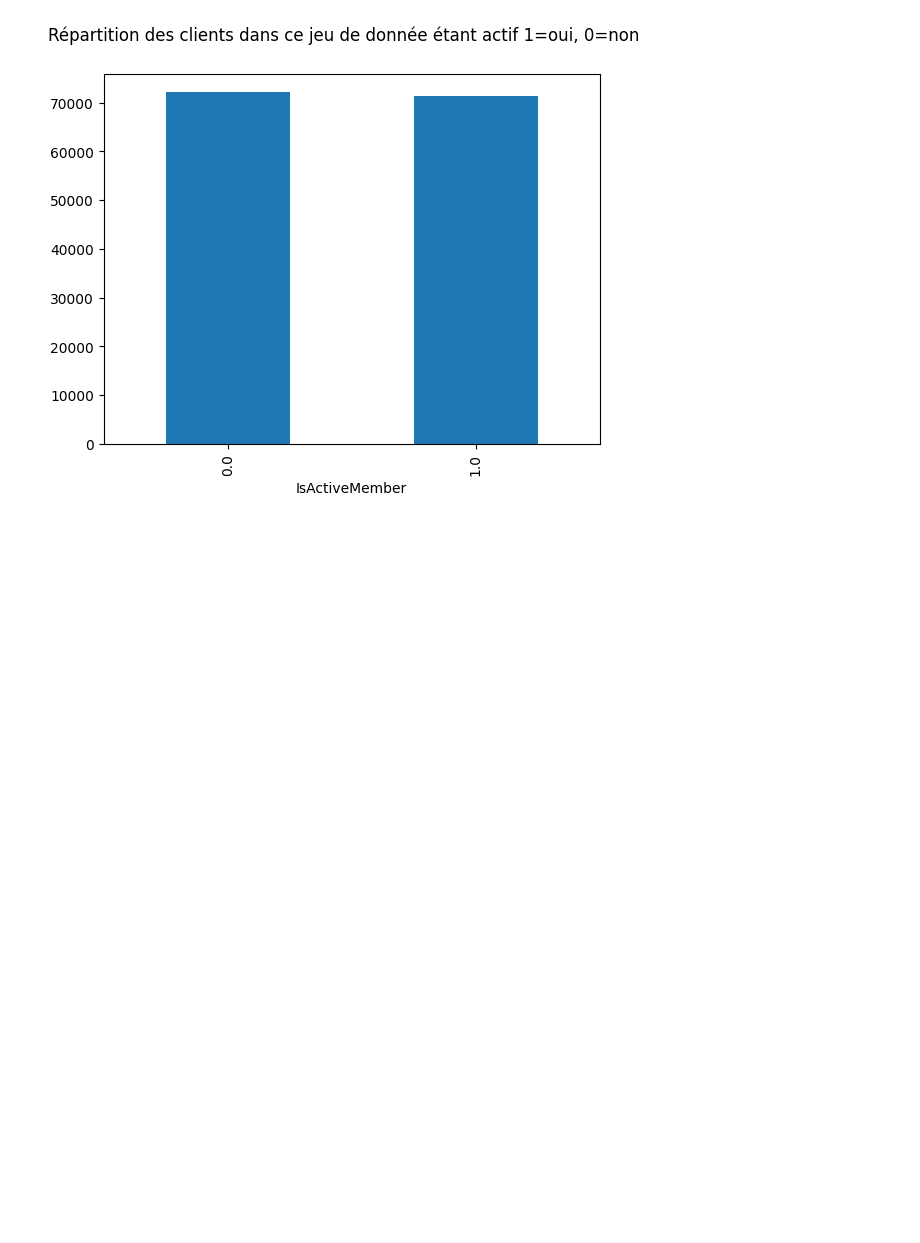
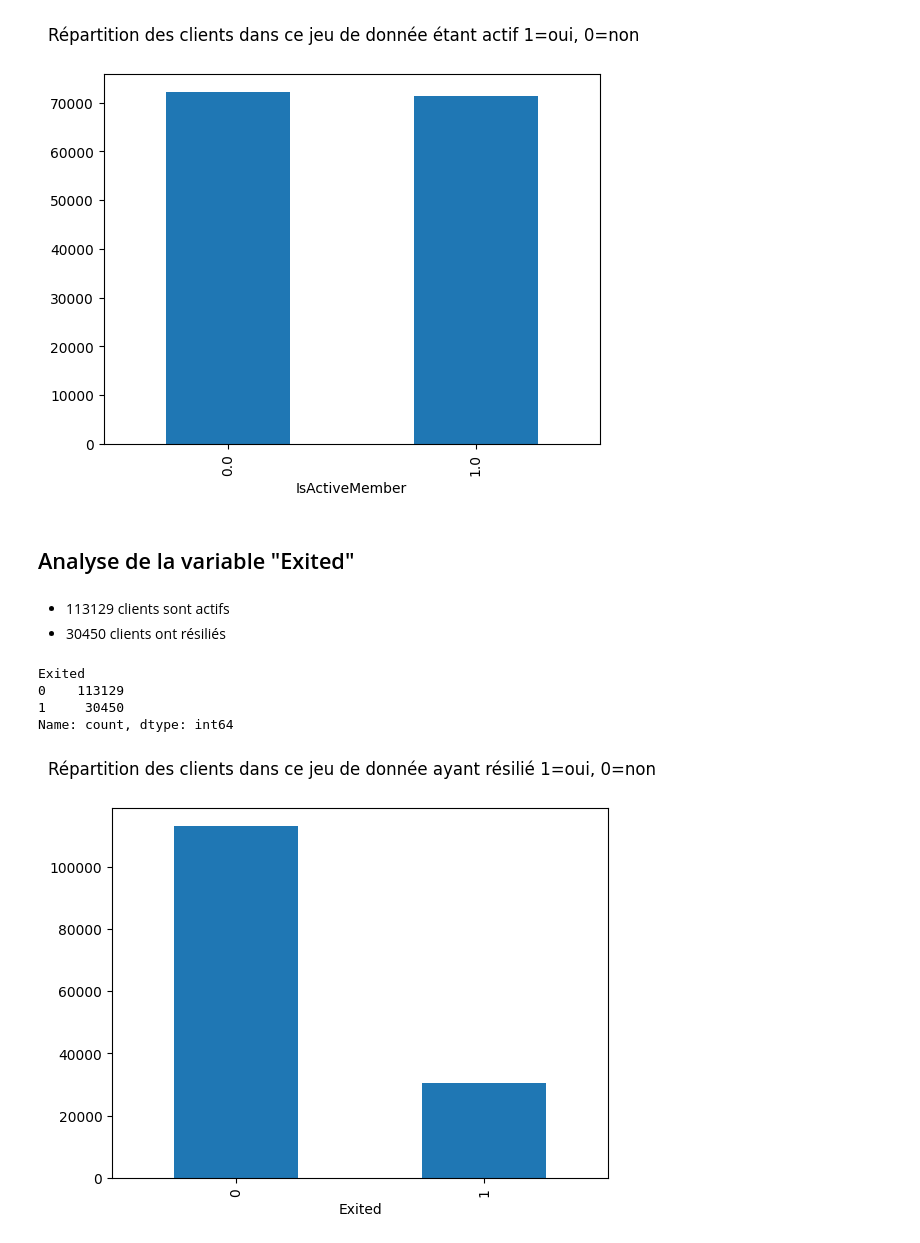
Before and after one commit to SimonGallien/mlpro-bank-churn, a Jupyter notebook: src/mlpro_bank_churn/bank-church.ipynb, the cells around one changed output. Drawn from its saved outputs; the diff is of its cells as text; code cells hidden in the pictures; blank space fills up the shorter version.

```diff
--- a/src/mlpro_bank_churn/bank-church.ipynb
+++ b/src/mlpro_bank_churn/bank-church.ipynb
@@ -213,3 +265,18 @@ IsActiveMember
 1.0    71330
 Name: count, dtype: int64
 [figure]
+# %% [markdown]
+## Analyse de la variable "Exited"
+# %% [markdown]
+- 113129 clients sont actifs
+- 30450 clients ont résiliés
+# %%
+df_train["Exited"].value_counts().sort_index().plot(kind="bar")
+plt.suptitle("Répartition des clients dans ce jeu de donnée ayant résilié 1=oui, 0=non")
+df_train["Exited"].value_counts()
+# %% [output]
+Exited
+0    113129
+1     30450
+Name: count, dtype: int64
+[figure, added]
```
Also changed, not shown: parts of 54 cells of this notebook.
